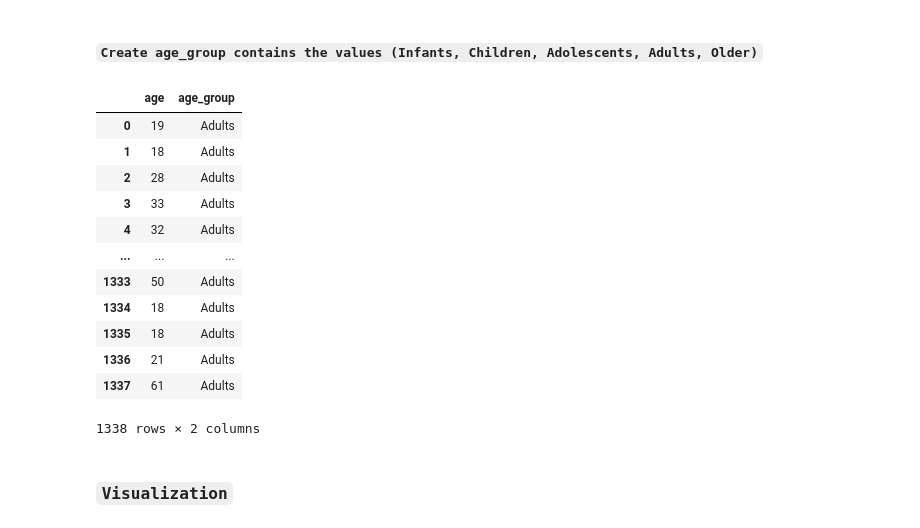
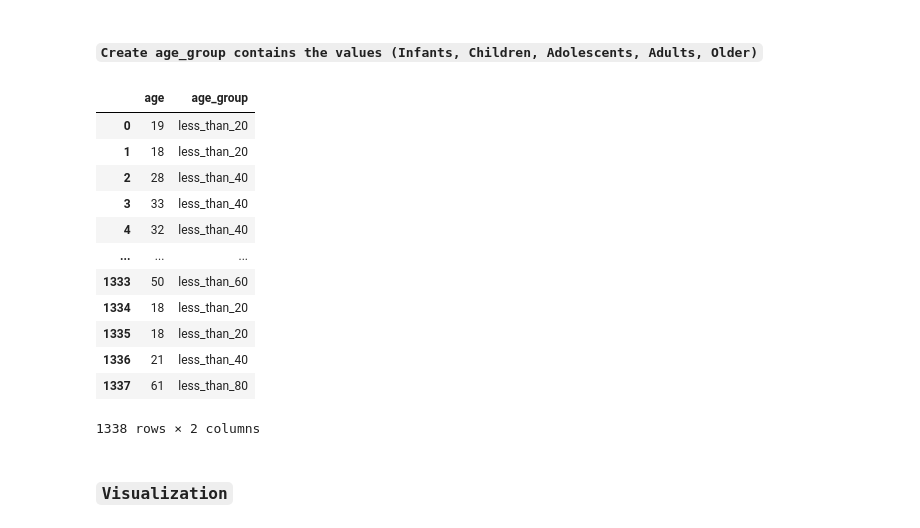
Before and after one commit to aahmedsherif/InsurancePrediction, a Jupyter notebook: script.ipynb, the cells around one changed output. Drawn from its saved outputs; the diff is of its cells as text; code cells hidden in the pictures.

```diff
--- a/script.ipynb
+++ b/script.ipynb
@@ -112,32 +111,24 @@ dtype: float64
 ### `Feature Engineering`
 # %% [markdown]
 #### `Create age_group contains the values (Infants, Children, Adolescents, Adults, Older)`
-# %%
-# age groups https://www.nih.gov/nih-style-guide/age#:~:text=Children%20(1%20year%20through%2012,Adults%20(18%20years%20or%20older)
-# Neonates or newborns (birth to 1 month)
-# Infants (1 month to 1 year)
-# Children (1 year through 12 years)
-# Adolescents (13 years through 17 years. They may also be referred to as teenagers depending on the context.)
-# Adults (18 years or older)
-# Older adults (65 and older)*
-
-bins= [0,1,12,18,65,110]
-labels = ['Infants','Children','Adolescents','Adults','Older']
-df['age_group'] = pd.cut(df['age'], bins=bins, labels=labels, right=False).astype(object)
-df.loc[:,['age', 'age_group']]
-# %% [output]
-|  | age | age_group |
-| 0 | 19 | Adults |
-| 1 | 18 | Adults |
-| 2 | 28 | Adults |
-| 3 | 33 | Adults |
-| 4 | 32 | Adults |
-| ... | ... | ... |
-| 1333 | 50 | Adults |
-| 1334 | 18 | Adults |
-| 1335 | 18 | Adults |
-| 1336 | 21 | Adults |
-| 1337 | 61 | Adults |
-1338 rows × 2 columns
+# %%
+bins= [0,20,40,60,80]
+labels = ['less_than_20','less_than_40','less_than_60','less_than_80']
+df['age_group'] = pd.cut(df['age'], bins=bins, labels=labels, right=False).astype(object)
+df.loc[:,['age', 'age_group']]
+# %% [output]
+|  | age | age_group |
+| 0 | 19 | less_than_20 |
+| 1 | 18 | less_than_20 |
+| 2 | 28 | less_than_40 |
+| 3 | 33 | less_than_40 |
+| 4 | 32 | less_than_40 |
+| ... | ... | ... |
+| 1333 | 50 | less_than_60 |
+| 1334 | 18 | less_than_20 |
+| 1335 | 18 | less_than_20 |
+| 1336 | 21 | less_than_40 |
+| 1337 | 61 | less_than_80 |
+1338 rows × 2 columns
 # %% [markdown]
 ### `Visualization`
```
Also changed, not shown: parts of 26 cells of this notebook, 1 other file.
